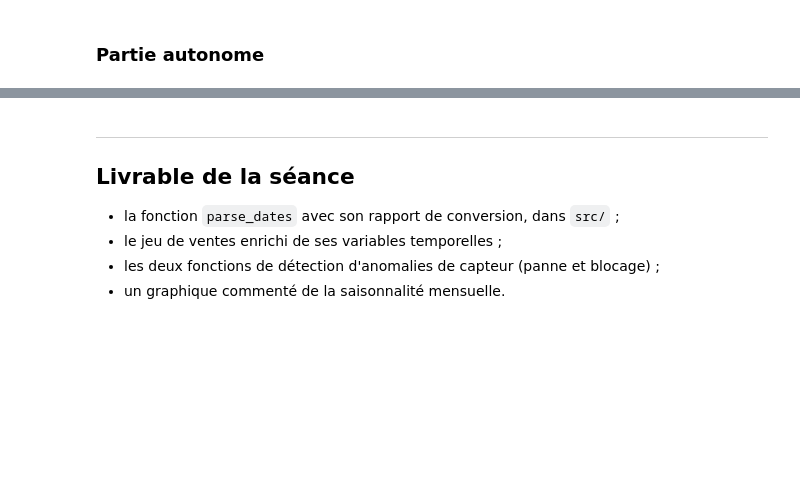
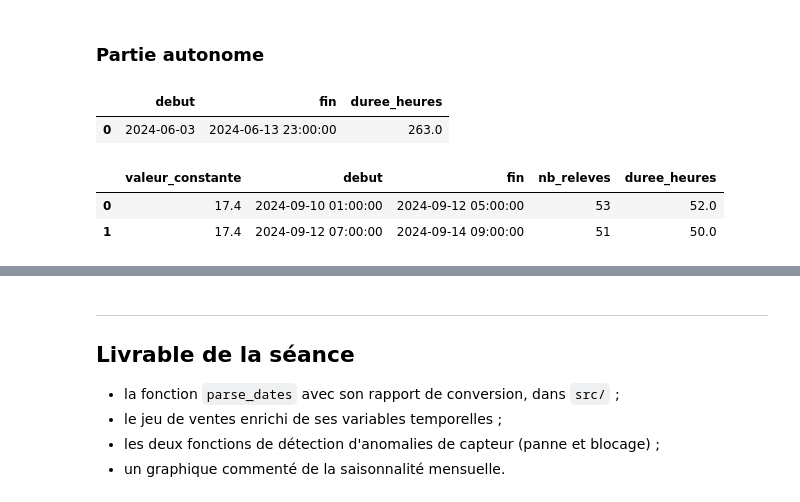
Before and after one commit to floriandechambre-codaschool/Master-IA-Data-PMD, a Jupyter notebook: 05_variables_temporelles.ipynb, the cells around one changed output, grey strips where cells are left out. Cells and saved outputs as stored; diff of their text form; code cells hidden in the pictures; blank space fills up the shorter version.

```diff
--- a/05_variables_temporelles.ipynb
+++ b/05_variables_temporelles.ipynb
@@ -208,15 +422,91 @@ de la courbe lissée.
 # Q4. Détecter automatiquement la panne du capteur CAP-B :
 #     trouver les plages horaires sans aucune mesure de plus de 24 heures.
 #     Indice : réindexer sur une plage horaire complète puis repérer les suites de NaN.
+# Filtrer CAP-B
+sensor_b = (sensors[sensors['id_capteur'] == 'CAP-B']
+            .set_index('horodatage')
+            .sort_index())
 
-# TODO
+# Grille horaire complète (freq='h' au lieu de 'H')
+full_range = pd.date_range(sensor_b.index.min(),
+                           sensor_b.index.max(),
+                           freq='h')
+
+# Réindexer : les heures sans mesure deviennent NaN
+sensor_b_full = sensor_b.reindex(full_range)
+
+# True = pas de mesure
+missing = sensor_b_full['temperature_c'].isna()
+
+# Identifier les blocs consécutifs de NaN
+groups = (missing != missing.shift()).cumsum()
+
+# Extraire les blocs de NaN
+blocks = sensor_b_full[missing].groupby(groups)
+
+pannes = []
+for _, block in blocks:
+    start = block.index.min()
+    end = block.index.max()
+    duration_hours = (end - start).total_seconds() / 3600
+
+    if duration_hours > 24:
+        pannes.append({
+            "debut": start,
+            "fin": end,
+            "duree_heures": round(duration_hours, 2)
+        })
+
+pd.DataFrame(pannes)
+# %% [output]
+|  | debut | fin | duree_heures |
+| 0 | 2024-06-03 | 2024-06-13 23:00:00 | 263.0 |
 # %%
 # Q5. Détecter le capteur bloqué : trouver la période où CAP-C renvoie une valeur
 #     strictement constante pendant plus de 24 relevés consécutifs.
 #     Un capteur bloqué ne produit pas de valeur manquante : c'est ce qui rend
 #     cette anomalie difficile à repérer et coûteuse à laisser passer.
+# Filtrer CAP-C
+sensor_c = (sensors[sensors['id_capteur'] == 'CAP-C']
+            .set_index('horodatage')
+            .sort_index())
 
-# TODO
+# Série des températures
+temp = sensor_c['temperature_c']
+
+# Détection des changements de valeur
+# True quand la valeur change, False quand elle reste identique
+changes = temp != temp.shift()
+
+# Chaque séquence de valeurs identiques reçoit un numéro unique
+groups = changes.cumsum()
+
+# Regrouper par séquence
+runs = temp.groupby(groups)
+
+bloquages = []
+
+for _, block in runs:
+    # Valeur constante ?
+    if block.nunique() == 1:
+        start = block.index.min()
+        end = block.index.max()
+        n_points = len(block)
+
+        if n_points > 24:   # plus de 24 relevés consécutifs
+            bloquages.append({
+                "valeur_constante": block.iloc[0],
+                "debut": start,
+                "fin": end,
+                "nb_releves": n_points,
+                "duree_heures": round((end - start).total_seconds() / 3600, 2)
+            })
+
+pd.DataFrame(bloquages)
+# %% [output]
+|  | valeur_constante | debut | fin | nb_releves | duree_heures |
+| 0 | 17.4 | 2024-09-10 01:00:00 | 2024-09-12 05:00:00 | 53 | 52.0 |
+| 1 | 17.4 | 2024-09-12 07:00:00 | 2024-09-14 09:00:00 | 51 | 50.0 |
 # %%
 # Q6. Agréger les ventes par semaine puis par mois. Tracer la série mensuelle du
 #     chiffre d'affaires et commenter la saisonnalité observée.
```
Also changed, not shown: parts of 12 cells of this notebook, 15 other files.
